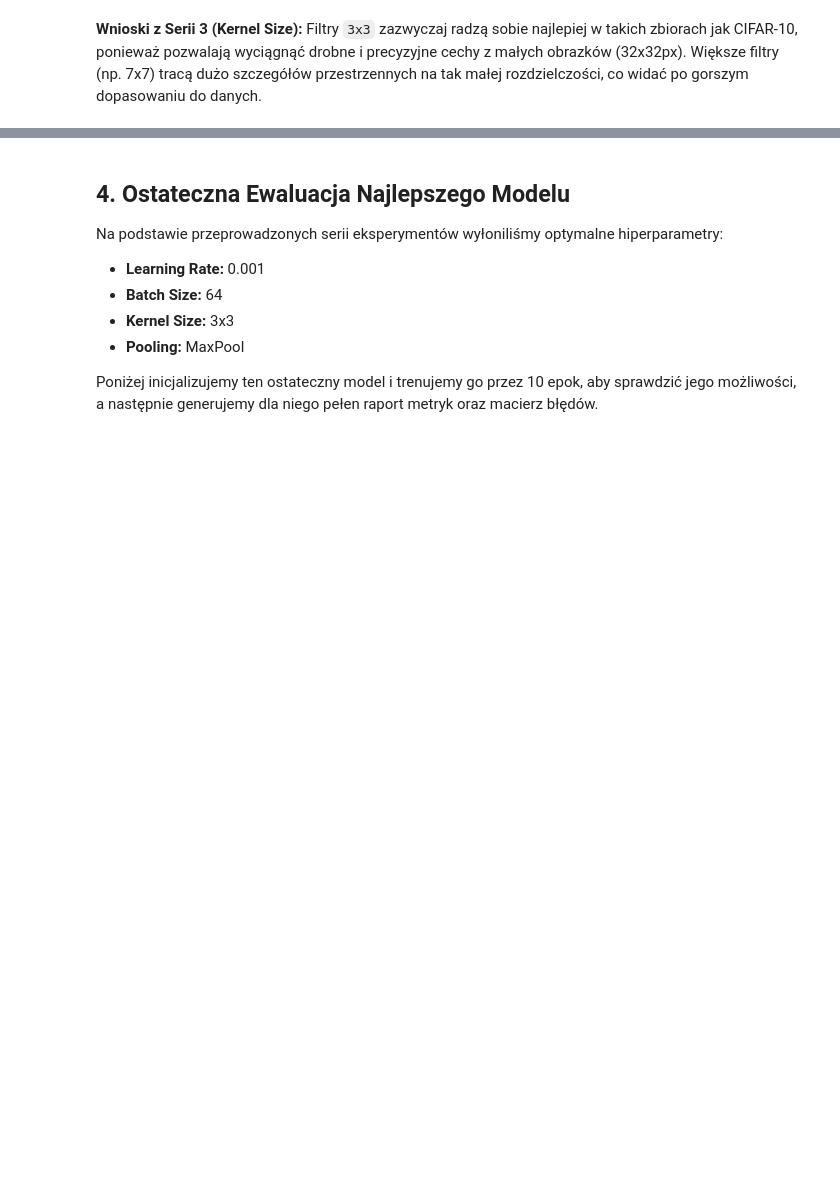
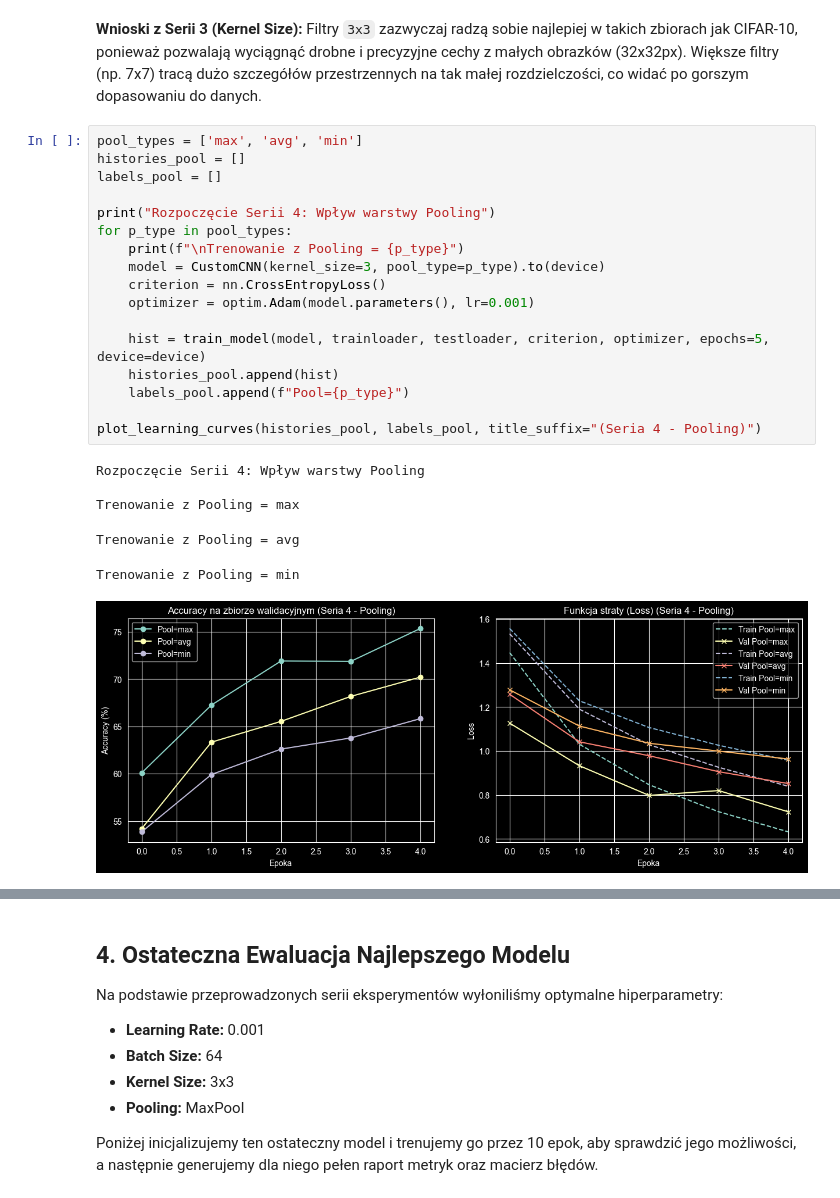
Before and after one commit to Krystian-0/PMN-26L-Iris-KMeans, a Jupyter notebook: Task_3/Task_3_Report.ipynb, the cells around one changed output, grey strips where cells are left out. Cells and saved outputs as stored; diff of their text form; blank space fills up the shorter version.

Commit message:
Dodano Seri 4 (Analiza Poolingu) i kocowe wyniki

```diff
--- a/Task_3/Task_3_Report.ipynb
+++ b/Task_3/Task_3_Report.ipynb
@@ -124,3 +124,27 @@ Trenowanie z Kernel Size = 7x7
 # %% [markdown]
 **Wnioski z Serii 3 (Kernel Size):**
 Filtry `3x3` zazwyczaj radzą sobie najlepiej w takich zbiorach jak CIFAR-10, ponieważ pozwalają wyciągnąć drobne i precyzyjne cechy z małych obrazków (32x32px). Większe filtry (np. 7x7) tracą dużo szczegółów przestrzennych na tak małej rozdzielczości, co widać po gorszym dopasowaniu do danych.
+# %%
+pool_types = ['max', 'avg', 'min']
+histories_pool = []
+labels_pool = []
+
+print("Rozpoczęcie Serii 4: Wpływ warstwy Pooling")
+for p_type in pool_types:
+    print(f"\nTrenowanie z Pooling = {p_type}")
+    model = CustomCNN(kernel_size=3, pool_type=p_type).to(device)
+    criterion = nn.CrossEntropyLoss()
+    optimizer = optim.Adam(model.parameters(), lr=0.001)
+
+    hist = train_model(model, trainloader, testloader, criterion, optimizer, epochs=5, device=device)
+    histories_pool.append(hist)
+    labels_pool.append(f"Pool={p_type}")
+
+plot_learning_curves(histories_pool, labels_pool, title_suffix="(Seria 4 - Pooling)")
+# %% [output]
+Rozpoczęcie Serii 4: Wpływ warstwy Pooling
+
+Trenowanie z Pooling = max
+Trenowanie z Pooling = avg
+Trenowanie z Pooling = min
+[figure, added]
```
Also changed, not shown: parts of 6 cells of this notebook, 1 other file.
